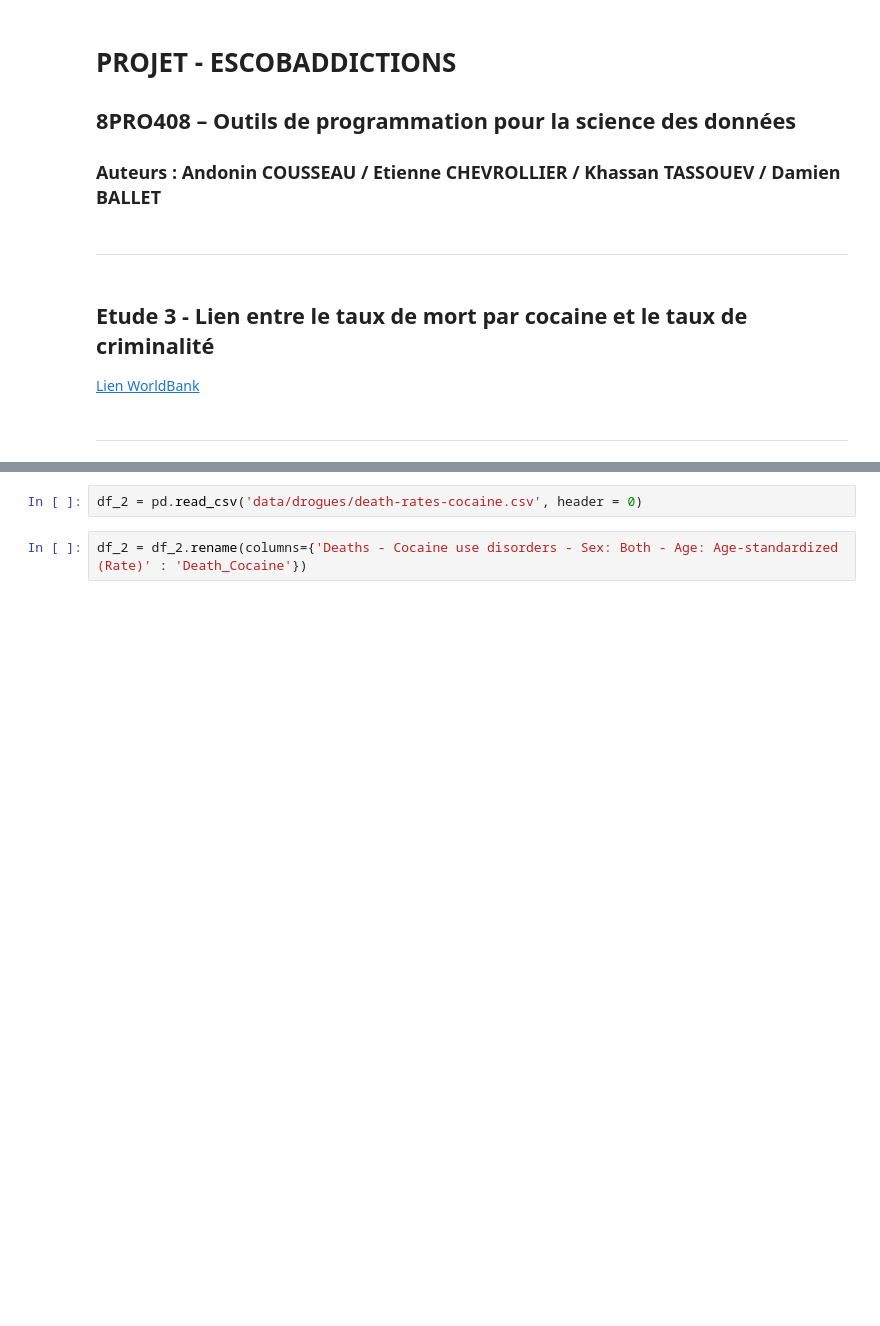
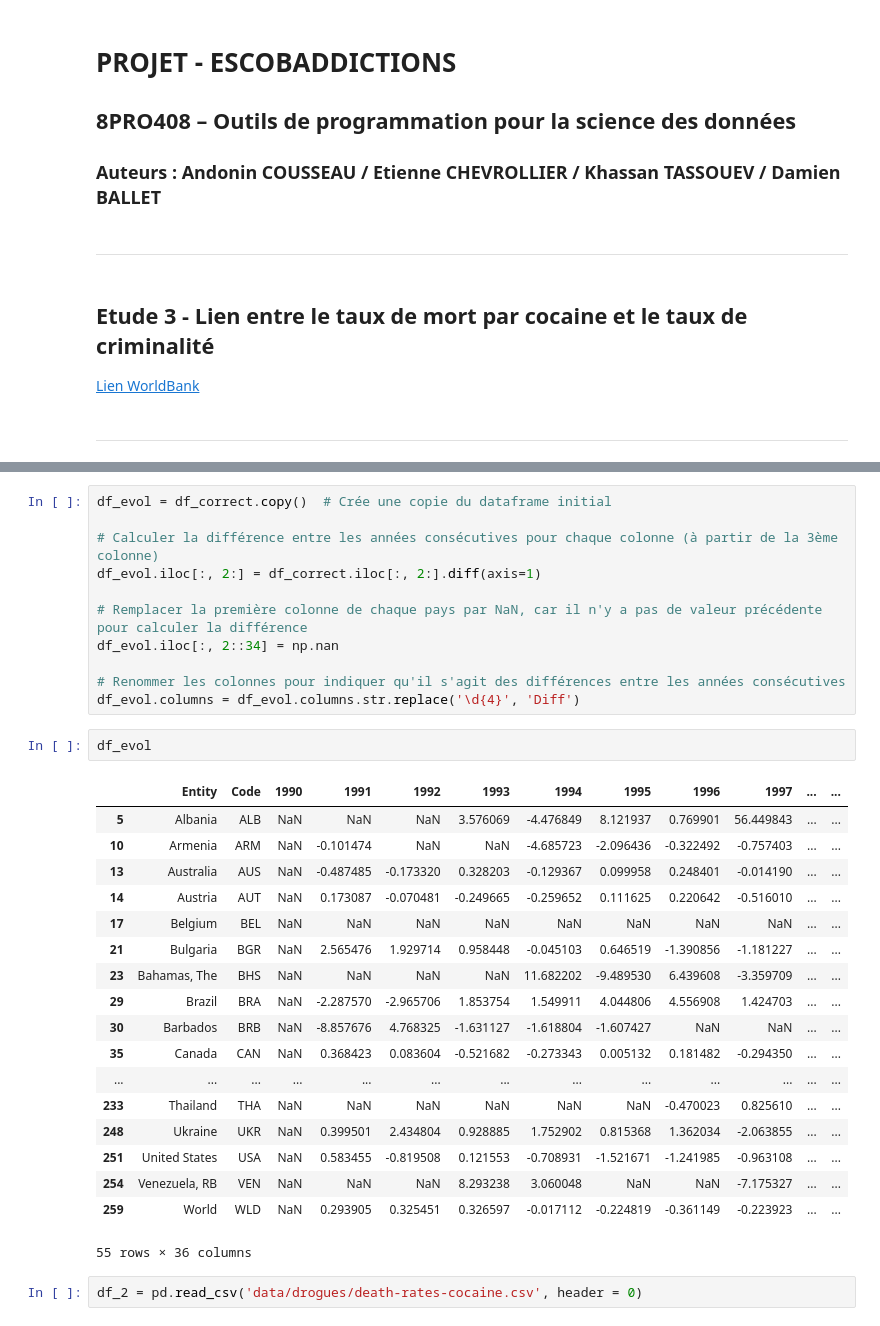
Before and after one commit to Wabfall/escobaddictions, a Jupyter notebook: Escobaddictions3.ipynb, the cells around one changed output, grey strips where cells are left out. Drawn from its saved outputs; the diff is of its cells as text; blank space fills up the shorter version.

```diff
--- a/Escobaddictions3.ipynb
+++ b/Escobaddictions3.ipynb
@@ -36,4 +63,34 @@ df.set_index("Code")
+# %%
+df_evol = df_correct.copy()  # Crée une copie du dataframe initial
+
+# Calculer la différence entre les années consécutives pour chaque colonne (à partir de la 3ème colonne)
+df_evol.iloc[:, 2:] = df_correct.iloc[:, 2:].diff(axis=1)
+
+# Remplacer la première colonne de chaque pays par NaN, car il n'y a pas de valeur précédente pour calculer la différence
+df_evol.iloc[:, 2::34] = np.nan
+
+# Renommer les colonnes pour indiquer qu'il s'agit des différences entre les années consécutives
+df_evol.columns = df_evol.columns.str.replace('\d{4}', 'Diff')
+# %%
+df_evol
+# %% [output]
+|  | Entity | Code | 1990 | 1991 | 1992 | 1993 | 1994 | 1995 | 1996 | 1997 | ... | ... |
+| 5 | Albania | ALB | NaN | NaN | NaN | 3.576069 | -4.476849 | 8.121937 | 0.769901 | 56.449843 | ... | ... |
+| 10 | Armenia | ARM | NaN | -0.101474 | NaN | NaN | -4.685723 | -2.096436 | -0.322492 | -0.757403 | ... | ... |
+| 13 | Australia | AUS | NaN | -0.487485 | -0.173320 | 0.328203 | -0.129367 | 0.099958 | 0.248401 | -0.014190 | ... | ... |
+| 14 | Austria | AUT | NaN | 0.173087 | -0.070481 | -0.249665 | -0.259652 | 0.111625 | 0.220642 | -0.516010 | ... | ... |
+| 17 | Belgium | BEL | NaN | NaN | NaN | NaN | NaN | NaN | NaN | NaN | ... | ... |
+| 21 | Bulgaria | BGR | NaN | 2.565476 | 1.929714 | 0.958448 | -0.045103 | 0.646519 | -1.390856 | -1.181227 | ... | ... |
+| 23 | Bahamas, The | BHS | NaN | NaN | NaN | NaN | 11.682202 | -9.489530 | 6.439608 | -3.359709 | ... | ... |
+| 29 | Brazil | BRA | NaN | -2.287570 | -2.965706 | 1.853754 | 1.549911 | 4.044806 | 4.556908 | 1.424703 | ... | ... |
+| 30 | Barbados | BRB | NaN | -8.857676 | 4.768325 | -1.631127 | -1.618804 | -1.607427 | NaN | NaN | ... | ... |
+| 35 | Canada | CAN | NaN | 0.368423 | 0.083604 | -0.521682 | -0.273343 | 0.005132 | 0.181482 | -0.294350 | ... | ... |
+| ... | ... | ... | ... | ... | ... | ... | ... | ... | ... | ... | ... | ... |
+| 233 | Thailand | THA | NaN | NaN | NaN | NaN | NaN | NaN | -0.470023 | 0.825610 | ... | ... |
+| 248 | Ukraine | UKR | NaN | 0.399501 | 2.434804 | 0.928885 | 1.752902 | 0.815368 | 1.362034 | -2.063855 | ... | ... |
+| 251 | United States | USA | NaN | 0.583455 | -0.819508 | 0.121553 | -0.708931 | -1.521671 | -1.241985 | -0.963108 | ... | ... |
+| 254 | Venezuela, RB | VEN | NaN | NaN | NaN | 8.293238 | 3.060048 | NaN | NaN | -7.175327 | ... | ... |
+| 259 | World | WLD | NaN | 0.293905 | 0.325451 | 0.326597 | -0.017112 | -0.224819 | -0.361149 | -0.223923 | ... | ... |
+55 rows × 36 columns
 # %%
 df_2 = pd.read_csv('data/drogues/death-rates-cocaine.csv', header = 0)
-# %%
-df_2 = df_2.rename(columns={'Deaths - Cocaine use disorders - Sex: Both - Age: Age-standardized (Rate)' : 'Death_Cocaine'})
```
Also changed, not shown: parts of 9 cells of this notebook, 2 other files.
